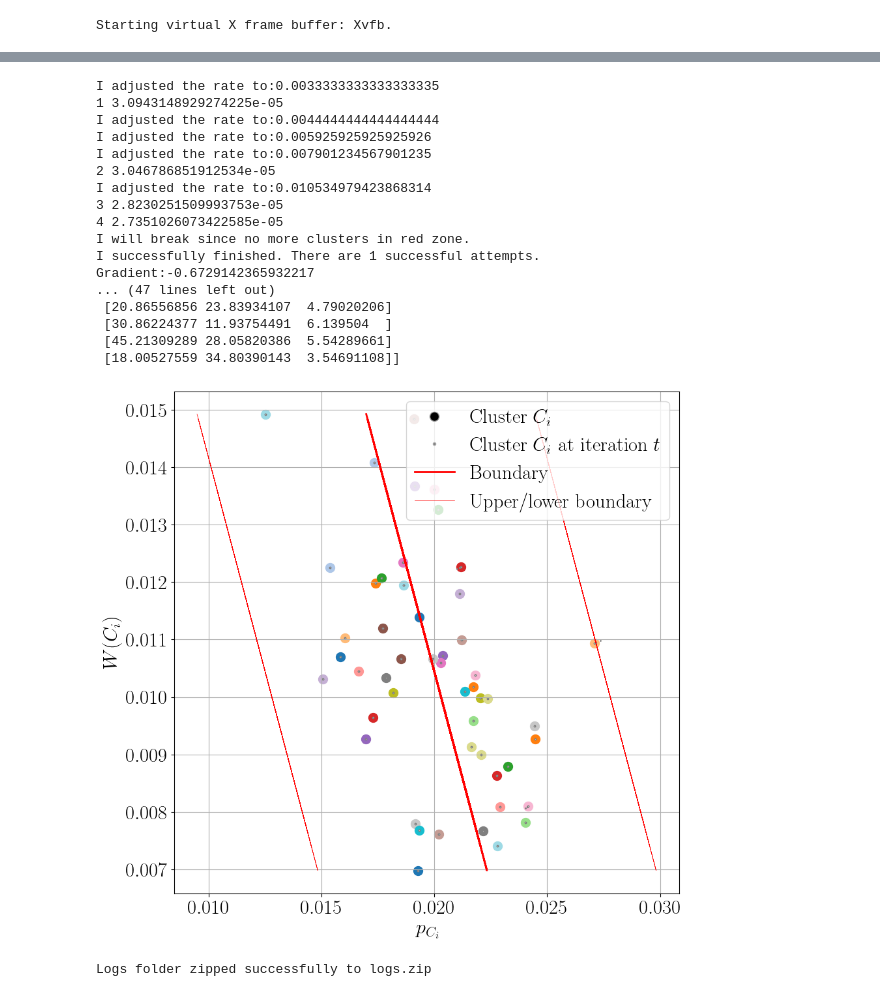
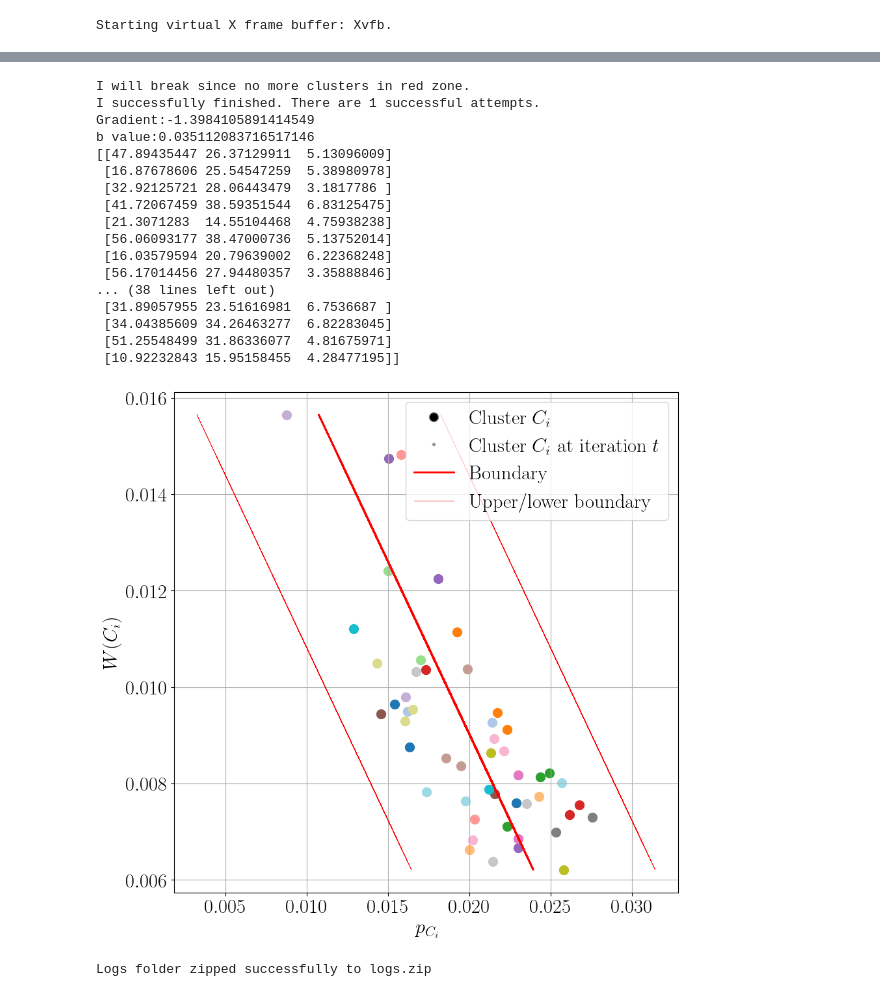
Before and after one commit to patrickw16/sim_loop, a Jupyter notebook: evaluation/variance_bounded_testing_method/simulation/variance_bounded_colab.ipynb, the cells around one changed output, grey strips where cells are left out. Saved outputs shown, nothing was run; the diff lists cells and outputs as text; code cells hidden in the pictures.

```diff
--- a/evaluation/variance_bounded_testing_method/simulation/variance_bounded_colab.ipynb
+++ b/evaluation/variance_bounded_testing_method/simulation/variance_bounded_colab.ipynb
@@ -67,45 +68,45 @@ Switched to a new branch 'ThreeDimensional'
 # %%
 # Generate variance bounded test cases
 import numpy as np
 from PIL import Image
 from IPython.core.display import SVG
 from sim_loop.evaluation.cube_based_evaluation import CubeBasedEvaluation
 from odd_coverage.odd_coverage.coverage_param_lvl.coverage_param_lvl import CoverageParamLvl
 
 #Generate evaluation points:
 my_coverage_param = CoverageParamLvl(
                     number_of_test_values=50,
                     trace_epsilon=0.0075,
                     epsilon_buffer=0.005,
                     number_of_attempts=1,
-                    combined_points_data_path='./sim_loop/evaluation/variance_bounded_testing_method/data/prior_points_s_delta_v_delta_ego_max_dec.npy')
+                    combined_points_data_path='./sim_loop/evaluation/variance_bounded_testing_method/data/prior/prior_points_s_delta_v_delta_ego_max_dec_-3_10_0.npy')
 
 param_values, cov_contribution, updated_cluster_traces, adapted_kmeans_labels, re_sampled_scaled, scaler, weighted_within_variance = my_coverage_param.get_optimised_values(plot_path='/content/var_poc_3d_example.svg')
 
 print(param_values)
 
 points = scaler.inverse_transform(re_sampled_scaled)
 
 #SVG(filename='/content/var_poc_3d_example.svg')
 # %% [output]
-I adjusted the rate to:0.0033333333333333335
-1 3.0943148929274225e-05
-I adjusted the rate to:0.0044444444444444444
-I adjusted the rate to:0.005925925925925926
-I adjusted the rate to:0.007901234567901235
-2 3.046786851912534e-05
-I adjusted the rate to:0.010534979423868314
-3 2.8230251509993753e-05
-4 2.7351026073422585e-05
 I will break since no more clusters in red zone.
 I successfully finished. There are 1 successful attempts.
-Gradient:-0.6729142365932217
-... (47 lines left out)
- [20.86556856 23.83934107  4.79020206]
- [30.86224377 11.93754491  6.139504  ]
- [45.21309289 28.05820386  5.54289661]
- [18.00527559 34.80390143  3.54691108]]
+Gradient:-1.3984105891414549
+b value:0.035112083716517146
+[[47.89435447 26.37129911  5.13096009]
+ [16.87678606 25.54547259  5.38980978]
+ [32.92125721 28.06443479  3.1817786 ]
+ [41.72067459 38.59351544  6.83125475]
+ [21.3071283  14.55104468  4.75938238]
+ [56.06093177 38.47000736  5.13752014]
+ [16.03579594 20.79639002  6.22368248]
+ [56.17014456 27.94480357  3.35888846]
+... (38 lines left out)
+ [31.89057955 23.51616981  6.7536687 ]
+ [34.04385609 34.26463277  6.82283045]
+ [51.25548499 31.86336077  4.81675971]
+ [10.92232843 15.95158455  4.28477195]]
-[figure, old version]
+[figure, new version]
 # %%
 # Generate scenarios
 from sim_loop.evaluation.variance_bounded_testing_method.simulation.parameter_set_generation import modify_xml
```
Also changed, not shown: parts of 7 cells of this notebook.
